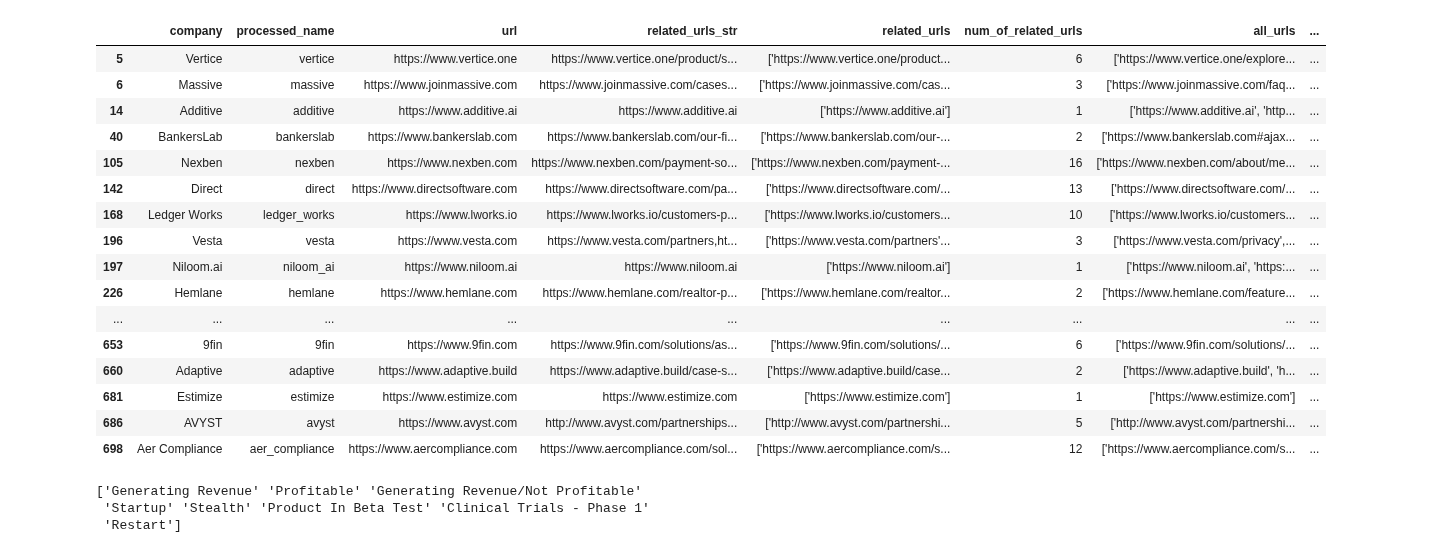
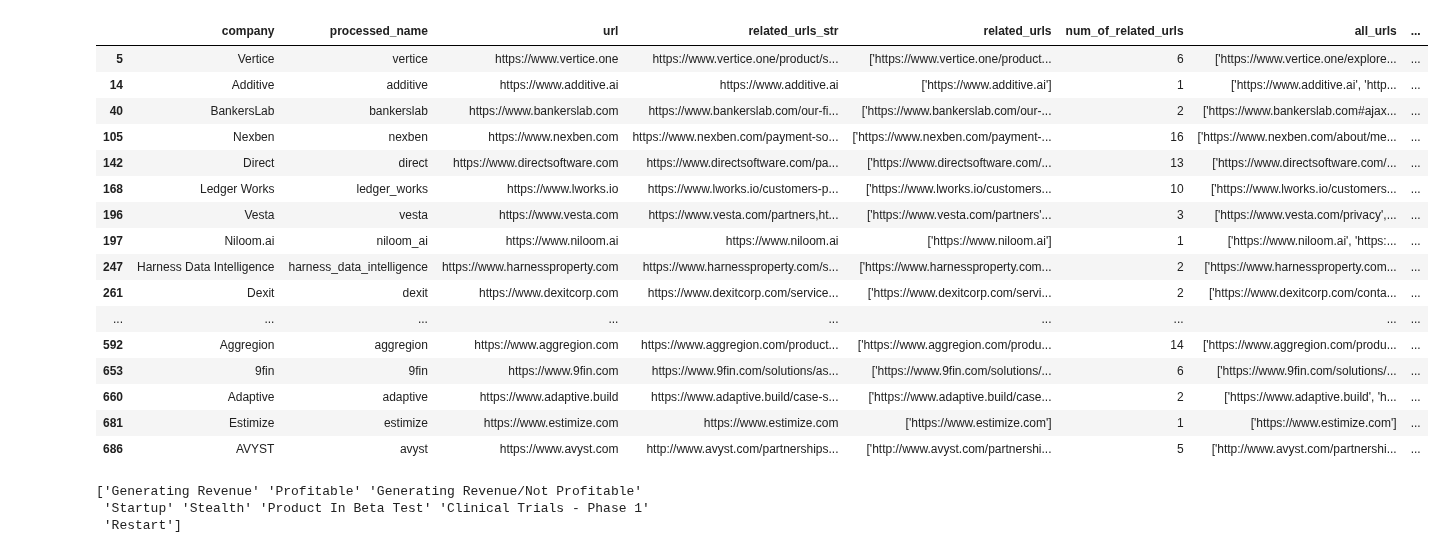
Before and after one commit to MC-Kangan/LLM-Enhanced-Knowledge-Graph-for-Startup-Analysis, a Jupyter notebook: kg_generation.ipynb, the cells around one changed output. Drawn from its saved outputs; the diff is of its cells as text; code cells hidden in the pictures.

```diff
--- a/kg_generation.ipynb
+++ b/kg_generation.ipynb
@@ -16,35 +17,34 @@ import json
 # %%
 df = pd.read_csv('companies_urls_info.csv')
 sample = df[df['url'].isin(['https://www.vertice.one',
                    'https://www.estimize.com',
                    'https://www.newconstructs.com',
                    'https://www.chargebee.com',
-                   'https://www.bennie.com',
-                   'https://www.aercompliance.com',
-                   'https://www.missionmark.com',
-                   'https://www.joinmassive.com',
-                   'https://www.hemlane.com',
+                #    'https://www.bennie.com',
+                #    'https://www.aercompliance.com',
+                #    'https://www.missionmark.com',
+                #    'https://www.joinmassive.com',
+                #    'https://www.hemlane.com',
                    'https://www.vesta.com',
                    'https://www.adaptive.build',
                    'https://www.additive.ai',
                    'https://www.9fin.com',
                    'https://www.niloom.ai',
                    'https://www.nexben.com',
                    'https://www.naturealpha.ai',
                    'https://www.lworks.io',
                    'https://www.infogrid.io',
                    'https://www.harnessproperty.com',
                    'https://www.directsoftware.com',
                    'https://www.dexitcorp.com',
                    'https://www.bankerslab.com',
                    'https://www.avyst.com',
                    'https://www.aggregion.com'])]
 
 sample
 # %% [output]
 |  | company | processed_name | url | related_urls_str | related_urls | num_of_related_urls | all_urls | ... |
 | 5 | Vertice | vertice | https://www.vertice.one | https://www.vertice.one/product/s... | ['https://www.vertice.one/product... | 6 | ['https://www.vertice.one/explore... | ... |
-| 6 | Massive | massive | https://www.joinmassive.com | https://www.joinmassive.com/cases... | ['https://www.joinmassive.com/cas... | 3 | ['https://www.joinmassive.com/faq... | ... |
 | 14 | Additive | additive | https://www.additive.ai | https://www.additive.ai | ['https://www.additive.ai'] | 1 | ['https://www.additive.ai', 'http... | ... |
 | 40 | BankersLab | bankerslab | https://www.bankerslab.com | https://www.bankerslab.com/our-fi... | ['https://www.bankerslab.com/our-... | 2 | ['https://www.bankerslab.com#ajax... | ... |
 | 105 | Nexben | nexben | https://www.nexben.com | https://www.nexben.com/payment-so... | ['https://www.nexben.com/payment-... | 16 | ['https://www.nexben.com/about/me... | ... |
@@ -52,13 +52,14 @@ sample
 | 168 | Ledger Works | ledger_works | https://www.lworks.io | https://www.lworks.io/customers-p... | ['https://www.lworks.io/customers... | 10 | ['https://www.lworks.io/customers... | ... |
 | 196 | Vesta | vesta | https://www.vesta.com | https://www.vesta.com/partners,ht... | ['https://www.vesta.com/partners'... | 3 | ['https://www.vesta.com/privacy',... | ... |
 | 197 | Niloom.ai | niloom_ai | https://www.niloom.ai | https://www.niloom.ai | ['https://www.niloom.ai'] | 1 | ['https://www.niloom.ai', 'https:... | ... |
-| 226 | Hemlane | hemlane | https://www.hemlane.com | https://www.hemlane.com/realtor-p... | ['https://www.hemlane.com/realtor... | 2 | ['https://www.hemlane.com/feature... | ... |
+| 247 | Harness Data Intelligence | harness_data_intelligence | https://www.harnessproperty.com | https://www.harnessproperty.com/s... | ['https://www.harnessproperty.com... | 2 | ['https://www.harnessproperty.com... | ... |
+| 261 | Dexit | dexit | https://www.dexitcorp.com | https://www.dexitcorp.com/service... | ['https://www.dexitcorp.com/servi... | 2 | ['https://www.dexitcorp.com/conta... | ... |
 | ... | ... | ... | ... | ... | ... | ... | ... | ... |
+| 592 | Aggregion | aggregion | https://www.aggregion.com | https://www.aggregion.com/product... | ['https://www.aggregion.com/produ... | 14 | ['https://www.aggregion.com/produ... | ... |
 | 653 | 9fin | 9fin | https://www.9fin.com | https://www.9fin.com/solutions/as... | ['https://www.9fin.com/solutions/... | 6 | ['https://www.9fin.com/solutions/... | ... |
 | 660 | Adaptive | adaptive | https://www.adaptive.build | https://www.adaptive.build/case-s... | ['https://www.adaptive.build/case... | 2 | ['https://www.adaptive.build', 'h... | ... |
 | 681 | Estimize | estimize | https://www.estimize.com | https://www.estimize.com | ['https://www.estimize.com'] | 1 | ['https://www.estimize.com'] | ... |
 | 686 | AVYST | avyst | https://www.avyst.com | http://www.avyst.com/partnerships... | ['http://www.avyst.com/partnershi... | 5 | ['http://www.avyst.com/partnershi... | ... |
-| 698 | Aer Compliance | aer_compliance | https://www.aercompliance.com | https://www.aercompliance.com/sol... | ['https://www.aercompliance.com/s... | 12 | ['https://www.aercompliance.com/s... | ... |
 # %%
 df = pd.read_csv('PitchBook_All_Columns_2024_07_04_14_48_36_accessibility.csv')
 print(df.business_status.unique())
```
Also changed, not shown: parts of 19 cells of this notebook, 2 other files.
